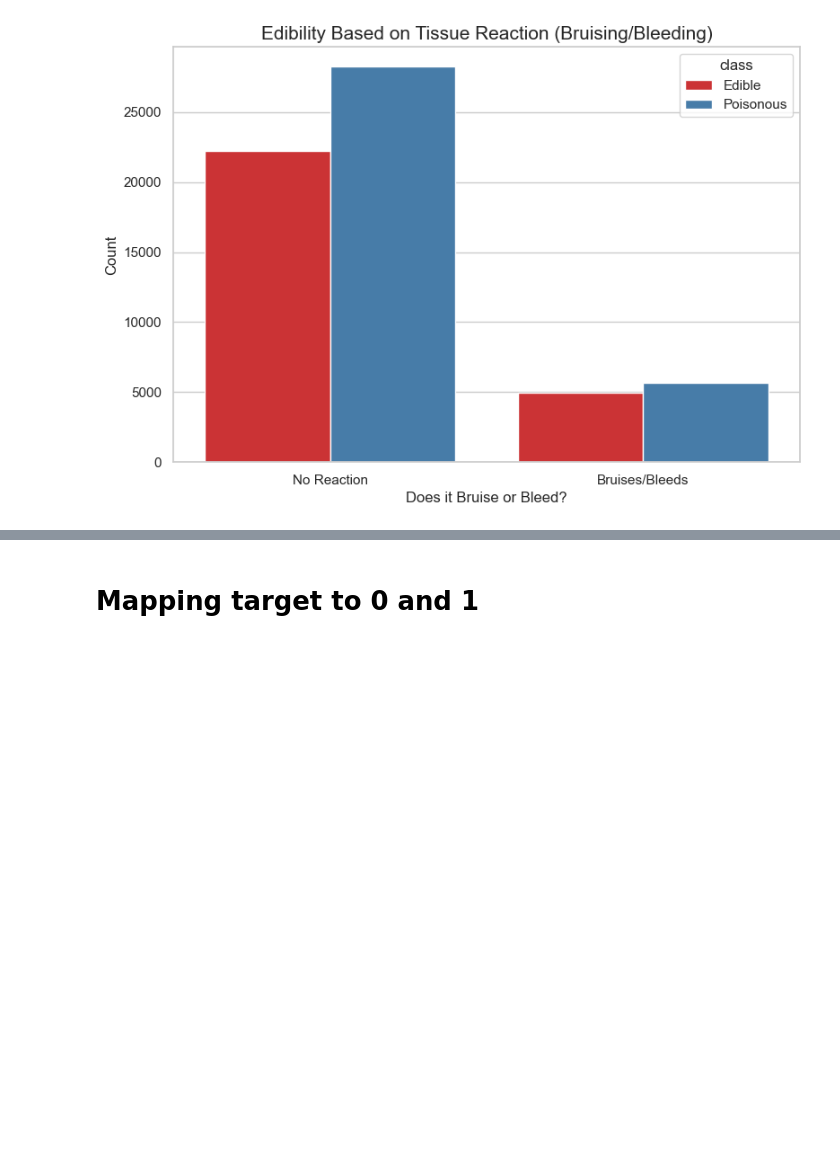
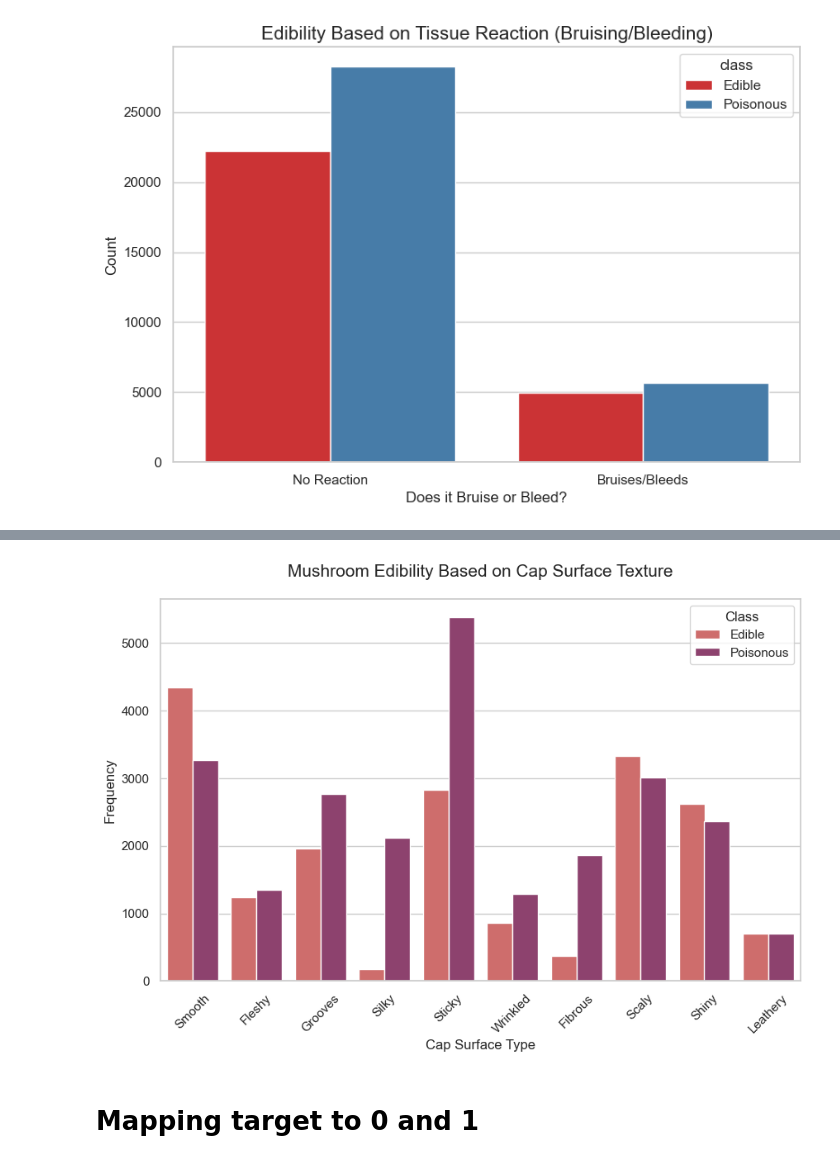
Before and after one commit to Viom-Shrestha/Secondary-Mushroom-Comparative-Study, a Jupyter notebook: MushroomClassification.ipynb, the cells around one changed output, grey strips where cells are left out. Saved outputs shown, nothing was run; the diff lists cells and outputs as text; code cells hidden in the pictures; blank space fills up the shorter version.

```diff
--- a/MushroomClassification.ipynb
+++ b/MushroomClassification.ipynb
@@ -241,3 +264,17 @@ plt.show()
+# %%
+plt.figure(figsize=(10, 6))
+ax = sns.countplot(data=df_plot, x='cap-surface', hue='class', palette="flare")
+
+# Formatting
+plt.title('Mushroom Edibility Based on Cap Surface Texture', fontsize=15, pad=20)
+plt.xlabel('Cap Surface Type', fontsize=12)
+plt.ylabel('Frequency', fontsize=12)
+plt.legend(title='Class', loc='upper right')
+plt.xticks(rotation=45)
+
+plt.show()
+# %% [output]
+[figure, added]
 # %% [markdown]
 # Mapping target to 0 and 1
 # %%
```
Also changed, not shown: parts of 3 cells of this notebook.
